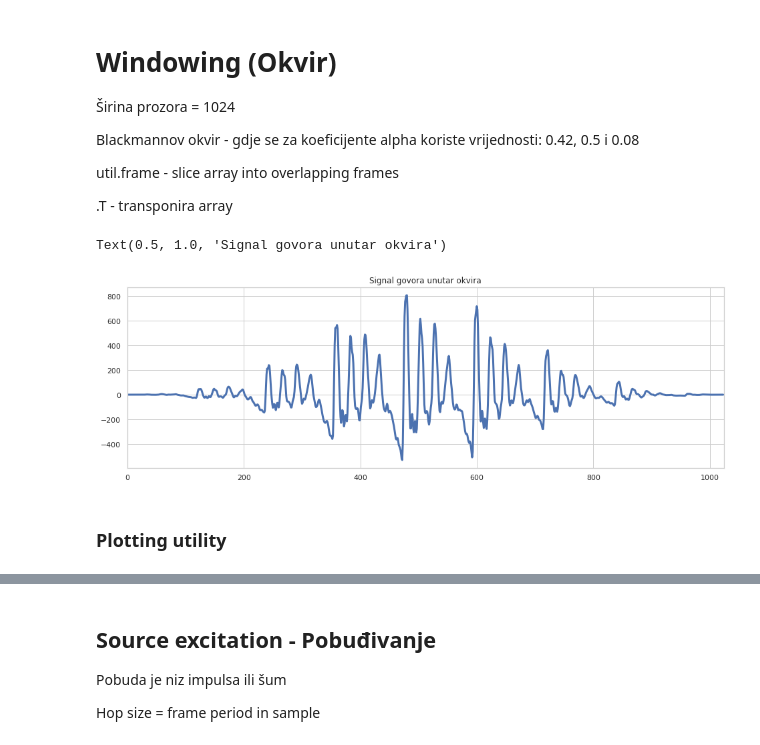
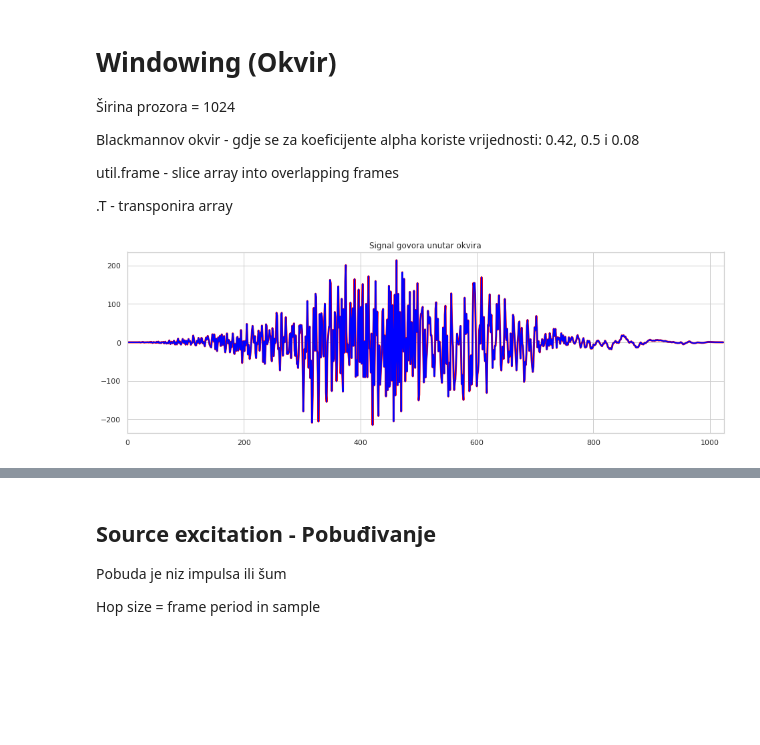
Before and after one commit to lenanovak/rogj-mlsa, a Jupyter notebook: rogj-mlsa.ipynb, the cells around one changed output, grey strips where cells are left out. Cells and saved outputs as stored; diff of their text form; code cells hidden in the pictures; blank space fills up the shorter version.

```diff
--- a/rogj-mlsa.ipynb
+++ b/rogj-mlsa.ipynb
@@ -8,6 +8,8 @@ from IPython.display import Audio
 import librosa
 import librosa.display
 import seaborn
+
+WAV = "sm04010105105"
 # %%
 seaborn.set(style="whitegrid")
 plt.rcParams['figure.figsize'] = (16,5)
@@ -14,7 +26,7 @@ plt.rcParams['figure.figsize'] = (16,5)
 # %% [markdown]
 ## Load audio file
 # %%
-fs, x = wavfile.read(pysptk.util.example_audio_file()) # treba uploadati neku .wav s kolegija
+fs, x = wavfile.read("./wav/"+WAV+".wav")
 # fs = sample rate / frequency sample = 16 000 Hz --> reduction of a continuous-time signal to discrete-time signal
 # sound wave (continuous signal) to a sequence of samples (discrete-time signal)
 # 16 000 - za signale govora je dovoljna frekvencija uzorkovanja od 16 kHz - frekvencija uzorkovanja mora biti dva puta veća od najviše frekvencije govora
@@ -51,26 +64,29 @@ util.frame - slice array into overlapping frames
 # %%
 # short sagment - pick a short sagment
 # segment zvučnog glasa izdvojen vremenskim otvorom (amplituda, vrijeme)
 
 pos = 40000
 frame_length = 1024 # dužina frame-a, u sekundama?
 
 hop_length = 80 # number of steps to advance between frames
 
 #PRIMJER1 pysptk gitlab (xw)
 xw = x[pos:pos+frame_length] * pysptk.blackman(frame_length)
 
 #PRIMJER2 librosa gitlab (frames)
 frames = librosa.util.frame(x, frame_length=frame_length, hop_length=hop_length).astype(np.float64).T
+# transponiramo kako bi vrijeme ostalo na X osi ?
 frames *= pysptk.blackman(frame_length)
 
 assert frames.shape[1] == frame_length
 
-plt.plot(xw, linewidth = 3.0)
+
+plt.plot(xw, linewidth = 3.0, color='red')
+plt.plot(frames[500], linewidth = 2.0, color='blue') #zašto baš 500?
+
 plt.xlim(0, frame_length)
 plt.title("Signal govora unutar okvira")
+
+plt.savefig("./images/"+WAV+"/"+WAV+"_signalGovoraOkvir.png")
 # %% [output]
-Text(0.5, 1.0, 'Signal govora unutar okvira')
-[figure, old version]
+[figure, new version]
-# %% [markdown]
-### Plotting utility
```
Also changed, not shown: parts of 10 cells of this notebook, 49 other files.
